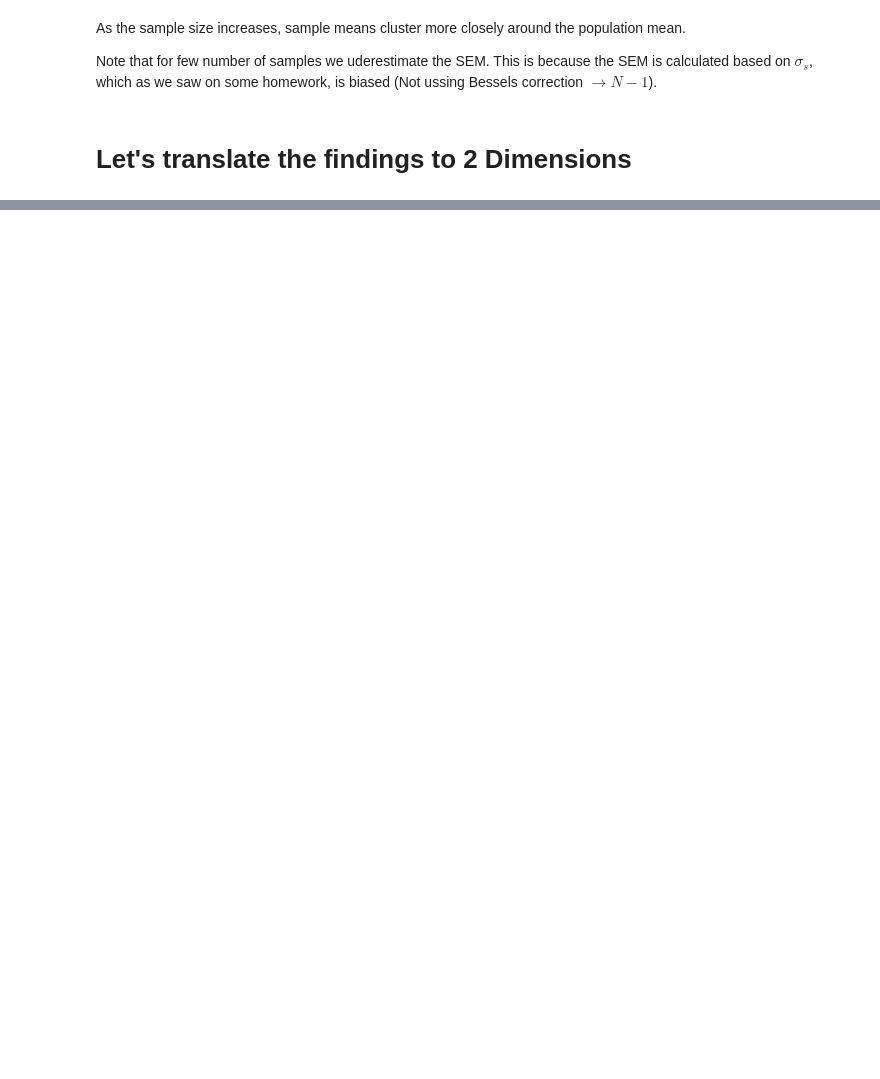
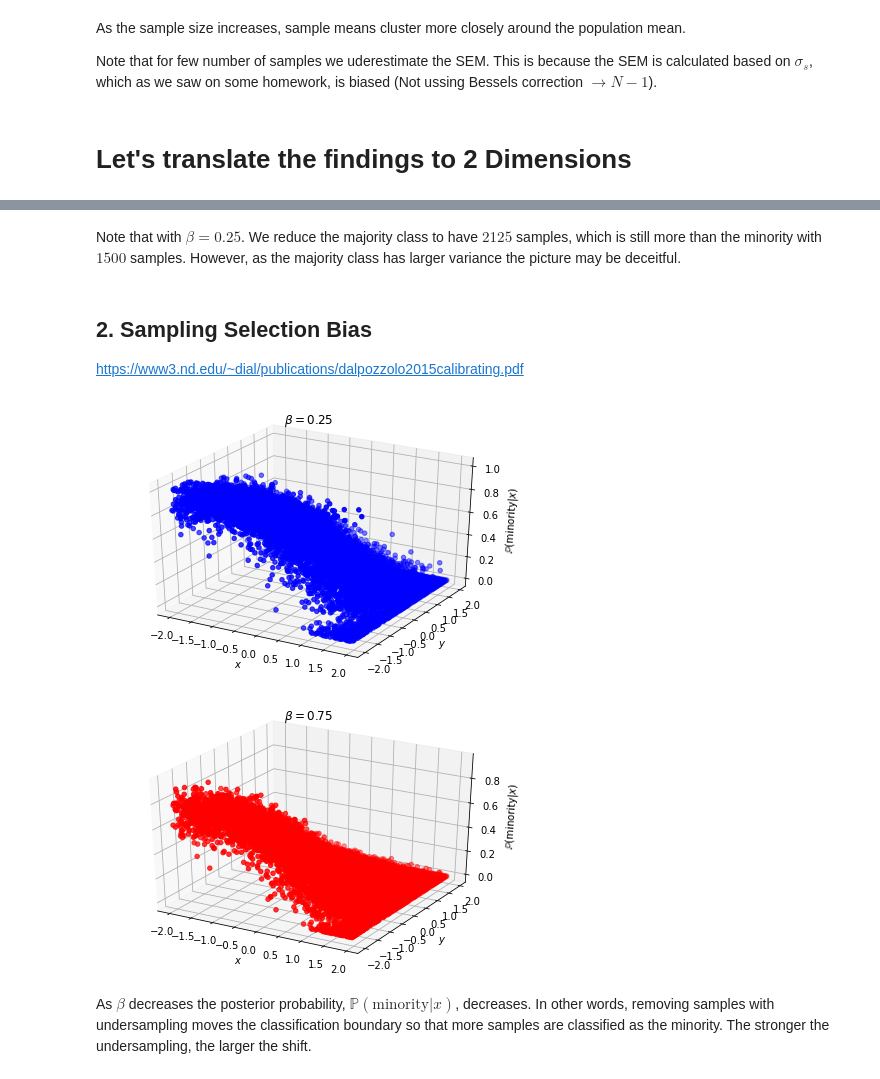
Before and after one commit to crisgompec/ImbalancedDataset, a Jupyter notebook: Dataset1/Python/Undersampling_Math_v1.ipynb, the cells around one changed output, grey strips where cells are left out. Cells and saved outputs as stored; diff of their text form; code cells hidden in the pictures; blank space fills up the shorter version.

Commit message:
Update Undersampling_Math_v1.ipynb
Added the analysis in 2D

```diff
--- a/Dataset1/Python/Undersampling_Math_v1.ipynb
+++ b/Dataset1/Python/Undersampling_Math_v1.ipynb
@@ -210,0 +378,14 @@ Note that for few number of samples we uderestimate the SEM. This is because the
+# %% [markdown]
+Note that with $\beta = 0.25$. We reduce the majority class to have $2125$ samples, which is still more than the minority with $1500$ samples. However, as the majority class has larger variance the picture may be deceitful.
+# %% [markdown]
+## 2. Sampling Selection Bias
+https://www3.nd.edu/~dial/publications/dalpozzolo2015calibrating.pdf <br>
+# %%
+Beta_opt = [0.25,0.75]
+posterior_bias2D(x2D_ma,x2D_mi, Beta_opt) #, range_minx=-4, range_maxx=4, range_miny=-4, range_maxy=4)
+# %% [output]
+[figure, added]
+[figure, added]
+# %% [markdown]
+As $\beta$ decreases the posterior probability, $\mathbb{P}(\mathrm{minority}|x)$, decreases. In other words, removing samples with undersampling moves the classification boundary so that more samples are classified as the minority. The stronger
+the undersampling, the larger the shift.
```
Also changed, not shown: parts of 21 cells of this notebook.
